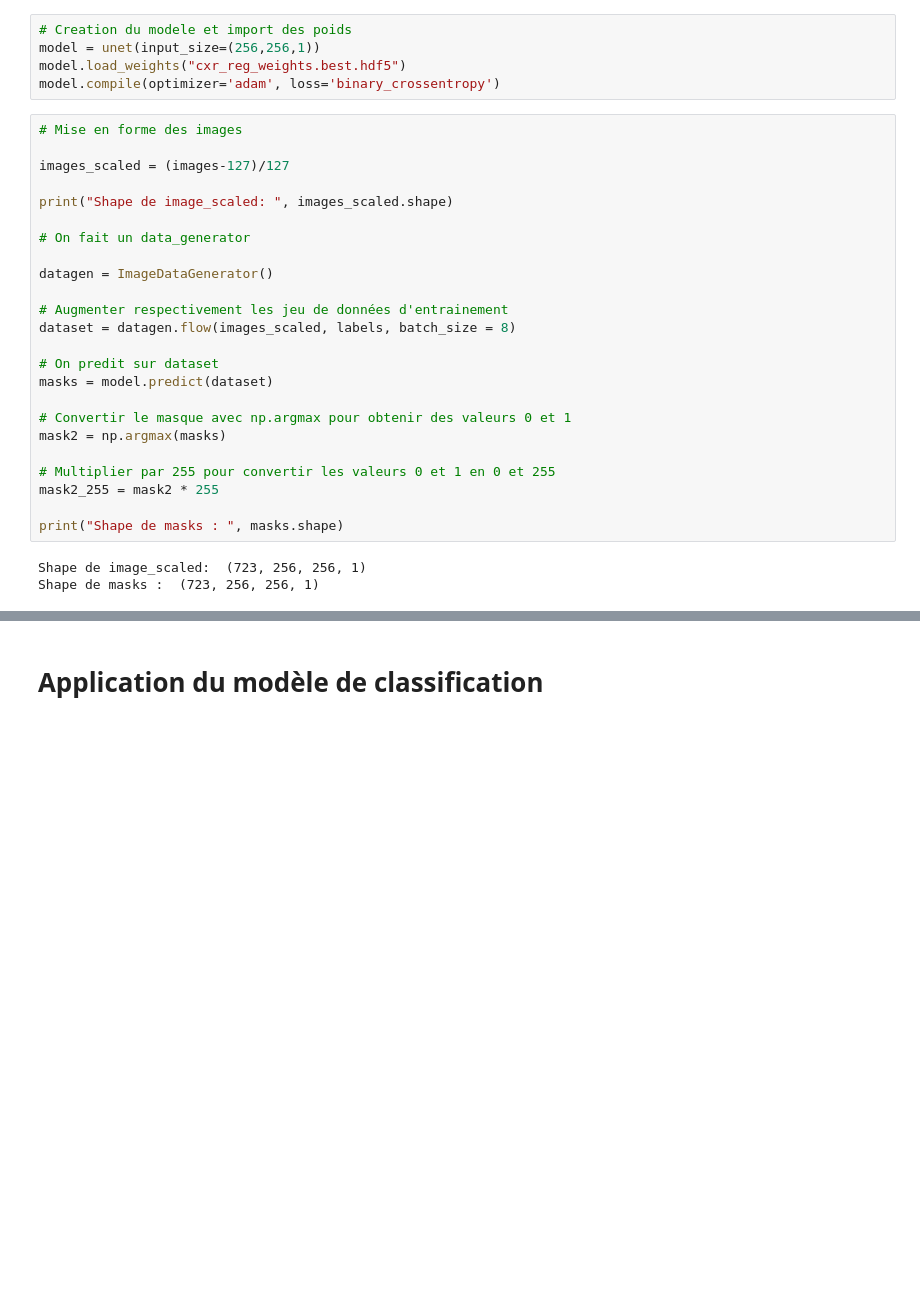
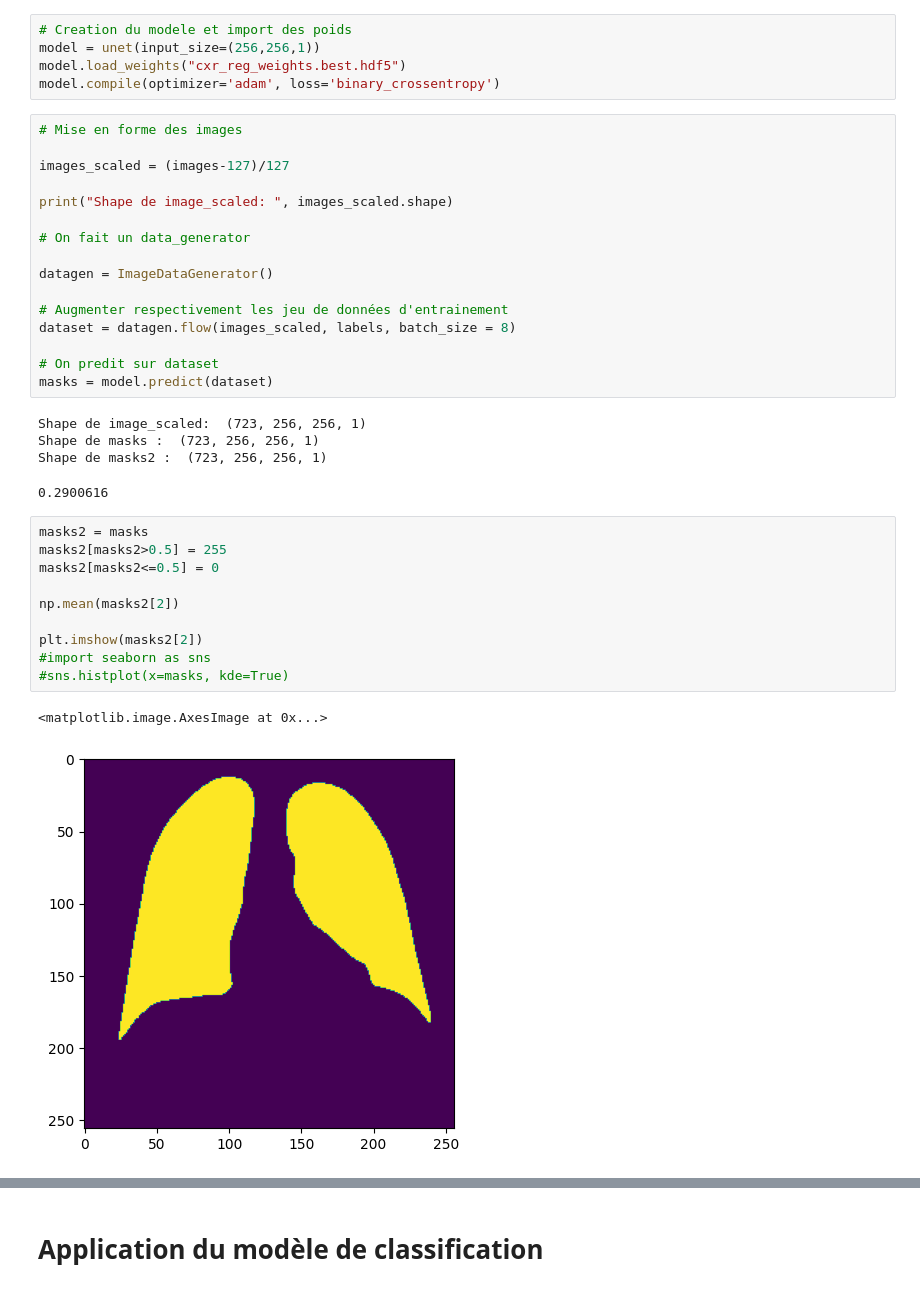
Before and after one commit to mmelkowski/radio_pulmo, a Jupyter notebook: notebooks/CHO_notebook_test_on_COVIDNET.ipynb, the cells around one changed output, grey strips where cells are left out. Saved outputs shown, nothing was run; the diff lists cells and outputs as text; blank space fills up the shorter version.

```diff
--- a/notebooks/CHO_notebook_test_on_COVIDNET.ipynb
+++ b/notebooks/CHO_notebook_test_on_COVIDNET.ipynb
@@ -145,17 +140,24 @@ dataset = datagen.flow(images_scaled, labels, batch_size = 8)
 
 # On predit sur dataset
 masks = model.predict(dataset)
-
-# Convertir le masque avec np.argmax pour obtenir des valeurs 0 et 1
-mask2 = np.argmax(masks)
-
-# Multiplier par 255 pour convertir les valeurs 0 et 1 en 0 et 255
-mask2_255 = mask2 * 255
-
-print("Shape de masks : ", masks.shape)
 # %% [output]
 Shape de image_scaled:  (723, 256, 256, 1)
 Shape de masks :  (723, 256, 256, 1)
+Shape de masks2 :  (723, 256, 256, 1)
+0.2900616
+# %%
+masks2 = masks
+masks2[masks2>0.5] = 255
+masks2[masks2<=0.5] = 0
+
+np.mean(masks2[2])
+
+plt.imshow(masks2[2])
+#import seaborn as sns
+#sns.histplot(x=masks, kde=True)
+# %% [output]
+<matplotlib.image.AxesImage at 0x...>
+[figure, added]
 # %%
 import matplotlib.pyplot as plt
 import numpy as np
```
Also changed, not shown: parts of 8 cells of this notebook.
